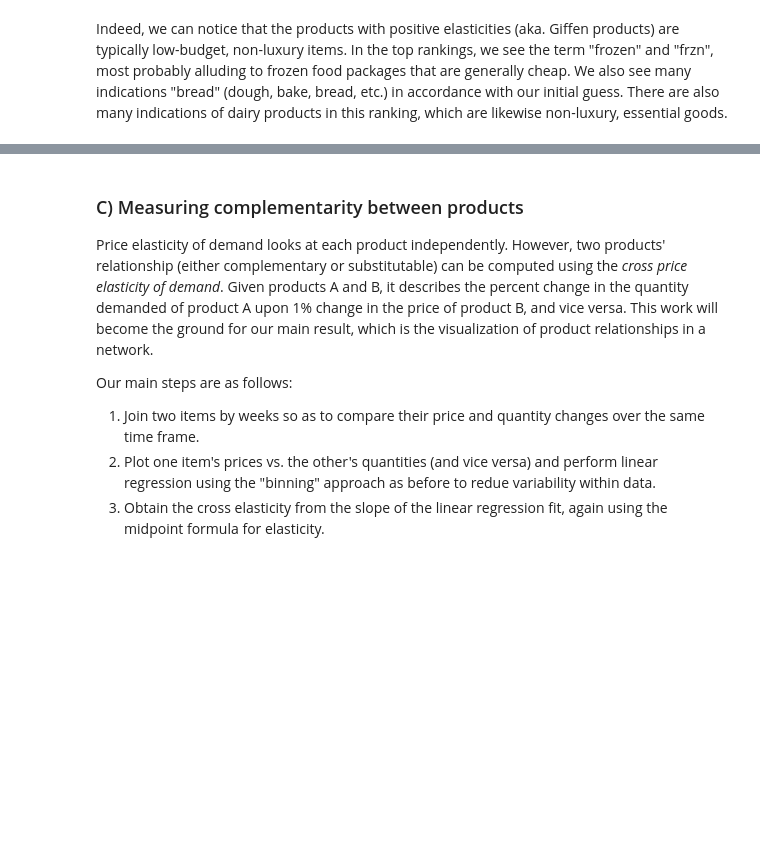
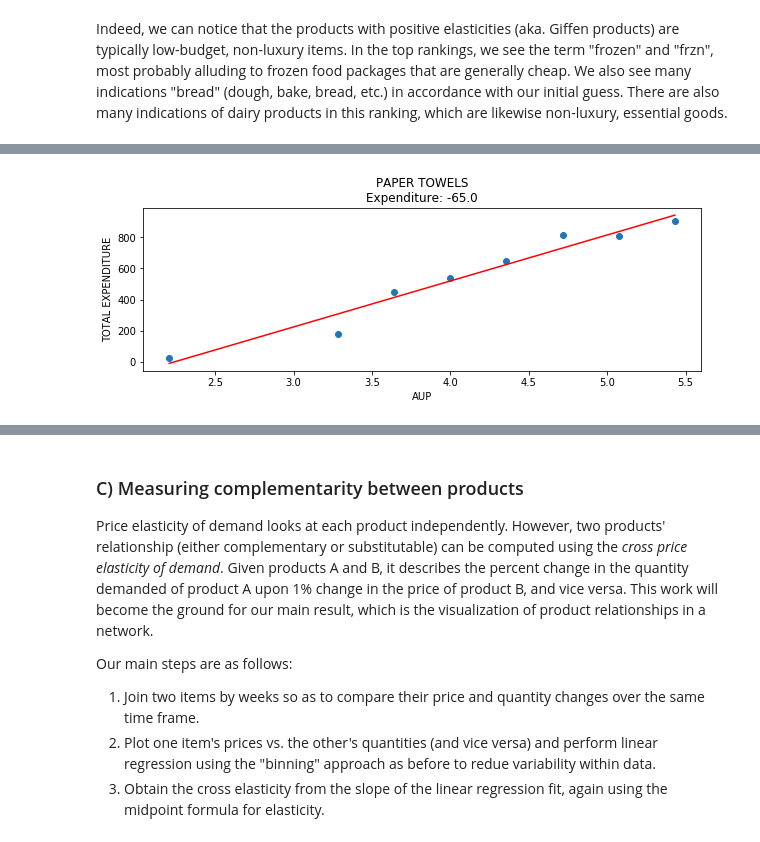
Before and after one commit to FredBaos/florence_and_the_machine, a Jupyter notebook: Project_milestone2.ipynb, the cells around one changed output, grey strips where cells are left out. Drawn from its saved outputs; the diff is of its cells as text; code cells hidden in the pictures; blank space fills up the shorter version.

```diff
--- a/Project_milestone2.ipynb
+++ b/Project_milestone2.ipynb
@@ -702,0 +754,4 @@ Indeed, we can notice that the products with positive elasticities (aka. Giffen
+# %%
+plot_price_and_expenditure_bin('PAPER TOWELS')
+# %% [output]
+[figure, added]
```
Also changed, not shown: parts of 38 cells of this notebook, 1 other file.
